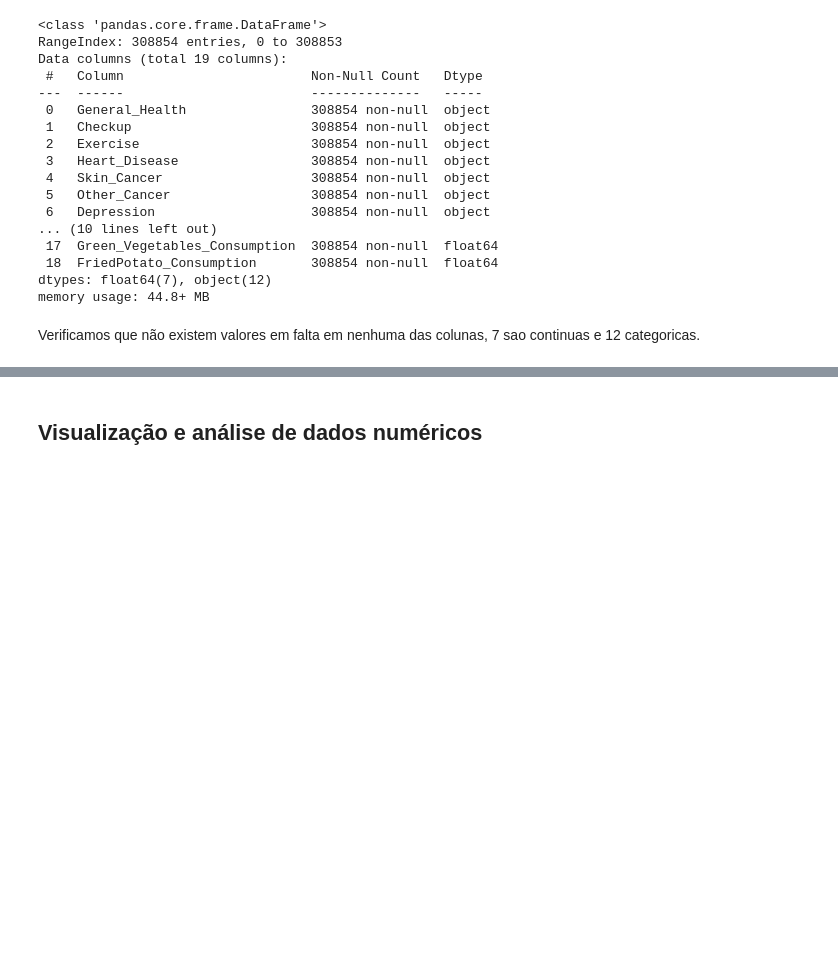
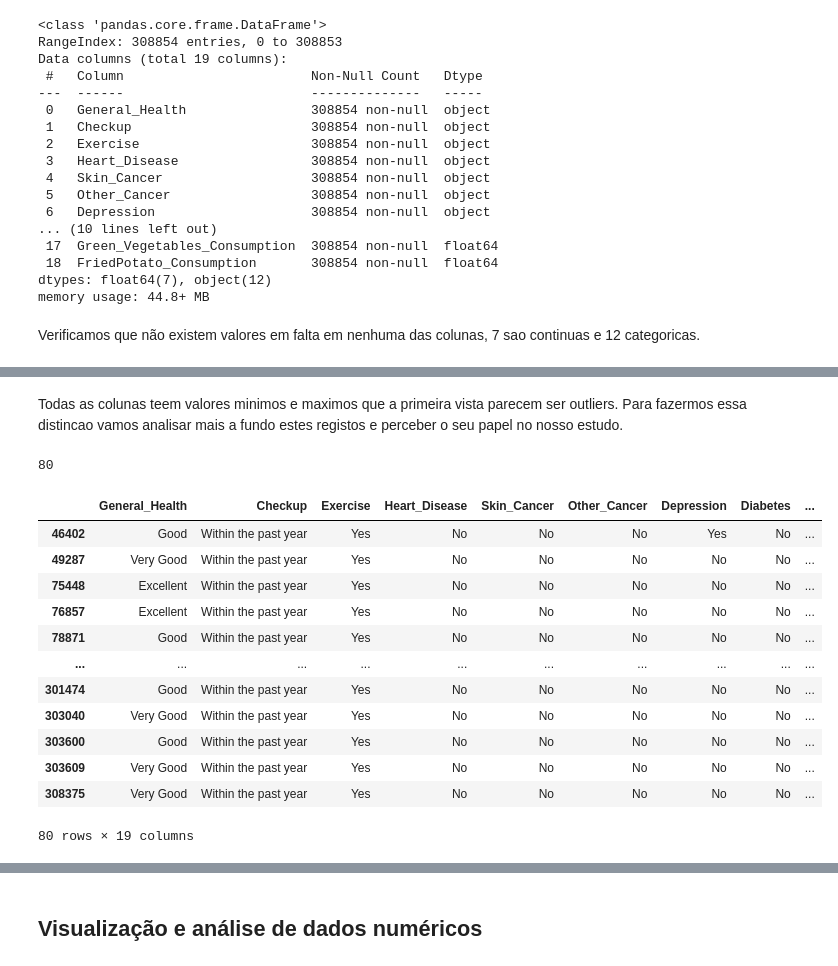
Before and after one commit to tjpoa/ProjetoIAA, a Jupyter notebook: notebooks/DataUnderstanding.ipynb, the cells around one changed output, grey strips where cells are left out. Saved outputs shown, nothing was run; the diff lists cells and outputs as text; code cells hidden in the pictures; blank space fills up the shorter version.

```diff
--- a/notebooks/DataUnderstanding.ipynb
+++ b/notebooks/DataUnderstanding.ipynb
@@ -176,0 +64,21 @@ cvd_df.corr(numeric_only=True)
+# %% [markdown]
+Todas as colunas teem valores minimos e maximos que a primeira vista parecem ser outliers. Para fazermos essa distincao vamos analisar mais a fundo estes registos e perceber o seu papel no nosso estudo.
+# %%
+dadosDuplicados = cvd_df.duplicated()
+print(dadosDuplicados.sum())
+cvd_df[dadosDuplicados]
+# %% [output]
+80
+|  | General_Health | Checkup | Exercise | Heart_Disease | Skin_Cancer | Other_Cancer | Depression | Diabetes | ... |
+| 46402 | Good | Within the past year | Yes | No | No | No | Yes | No | ... |
+| 49287 | Very Good | Within the past year | Yes | No | No | No | No | No | ... |
+| 75448 | Excellent | Within the past year | Yes | No | No | No | No | No | ... |
+| 76857 | Excellent | Within the past year | Yes | No | No | No | No | No | ... |
+| 78871 | Good | Within the past year | Yes | No | No | No | No | No | ... |
+| ... | ... | ... | ... | ... | ... | ... | ... | ... | ... |
+| 301474 | Good | Within the past year | Yes | No | No | No | No | No | ... |
+| 303040 | Very Good | Within the past year | Yes | No | No | No | No | No | ... |
+| 303600 | Good | Within the past year | Yes | No | No | No | No | No | ... |
+| 303609 | Very Good | Within the past year | Yes | No | No | No | No | No | ... |
+| 308375 | Very Good | Within the past year | Yes | No | No | No | No | No | ... |
+80 rows × 19 columns
```
Also changed, not shown: parts of 34 cells of this notebook, 1 other file.
